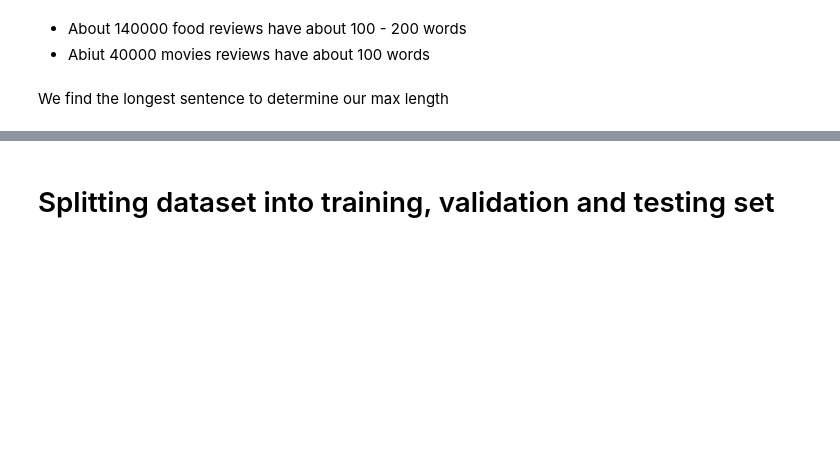
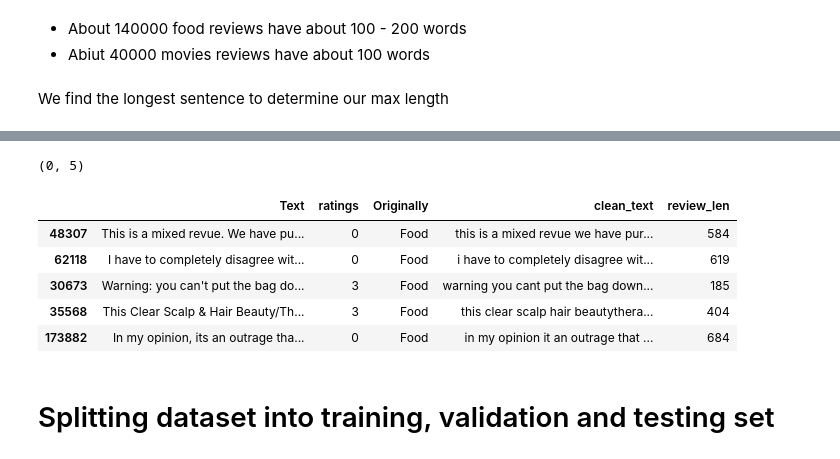
Before and after one commit to MikelKN/masters_research, a Jupyter notebook: dataset-creation-bertnbilstm.ipynb, the cells around one changed output, grey strips where cells are left out. Saved outputs shown, nothing was run; the diff lists cells and outputs as text; code cells hidden in the pictures; blank space fills up the shorter version.

```diff
--- a/dataset-creation-bertnbilstm.ipynb
+++ b/dataset-creation-bertnbilstm.ipynb
@@ -343,11 +677,6 @@ def clean_text(text):
        elif re.match(url_regex, words[w]):
            words[w] = ' url '#converting all urls
 
-    #removing english stopwords
-    word = [word for word in text.split(" ") if word not in STOPWORDS] # removing stop words
-
-    #words = [word for word in text.split(" ") if word not in punctuation]
-
     #lemmatization
     words = [lemmatizer.lemmatize(word) for word in words]
 
@@ -437,5 +796,16 @@ print('\n\nThe Longest sentence has Maximum length: ', max(multiclass_lstm['revi
 # %%
 multiclass_lstm[multiclass_lstm['clean_text'].isnull()].shape
+# %% [output]
+(0, 5)
+# %%
+multiclass_lstm.sample(5)
+# %% [output]
+|  | Text | ratings | Originally | clean_text | review_len |
+| 48307 | This is a mixed revue. We have pu... | 0 | Food | this is a mixed revue we have pur... | 584 |
+| 62118 | I have to completely disagree wit... | 0 | Food | i have to completely disagree wit... | 619 |
+| 30673 | Warning: you can't put the bag do... | 3 | Food | warning you cant put the bag down... | 185 |
+| 35568 | This Clear Scalp & Hair Beauty/Th... | 3 | Food | this clear scalp hair beautythera... | 404 |
+| 173882 | In my opinion, its an outrage tha... | 0 | Food | in my opinion it an outrage that ... | 684 |
 # %% [markdown]
 # Splitting dataset into training, validation and testing set
 # %%
```
Also changed, not shown: parts of 67 cells of this notebook.
